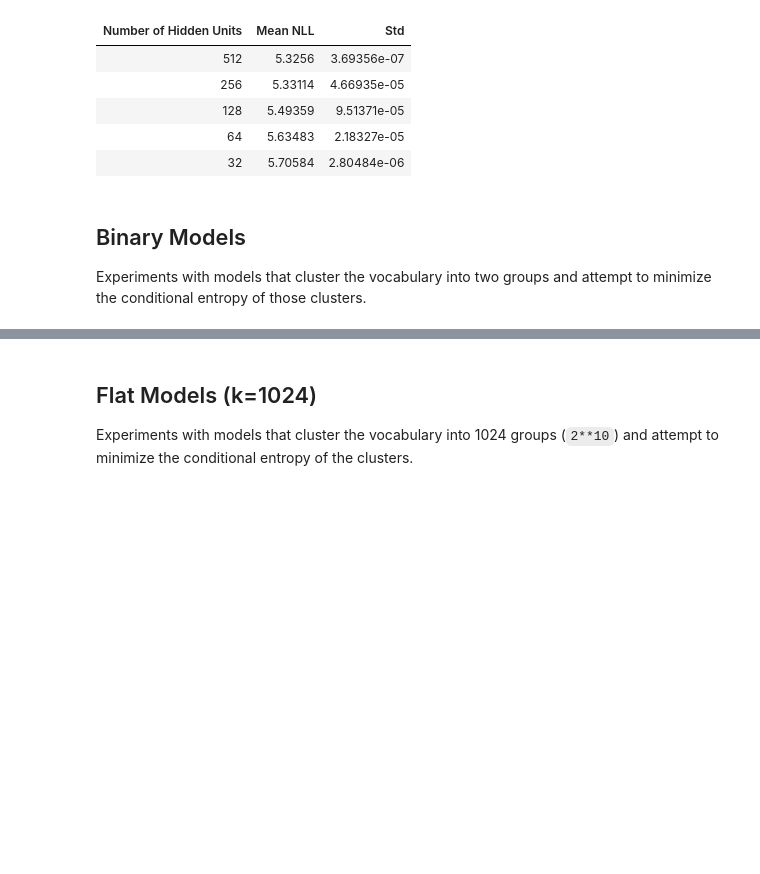
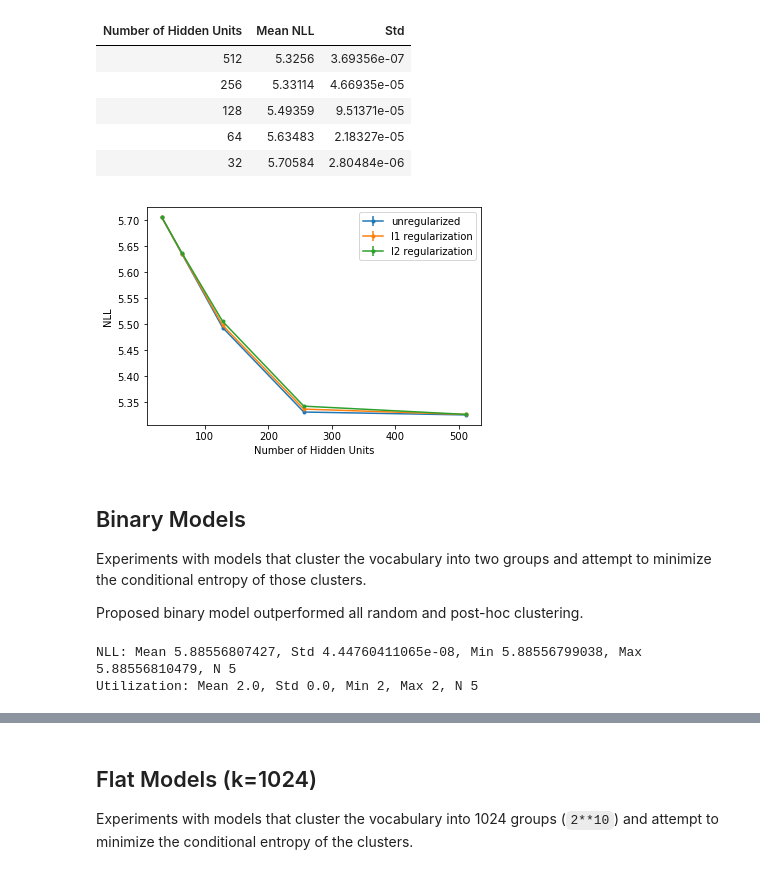
Before and after one commit to bstriner/discrete-skip-gram, a Jupyter notebook: notebook/results.ipynb, the cells around one changed output, grey strips where cells are left out. Saved outputs shown, nothing was run; the diff lists cells and outputs as text; code cells hidden in the pictures; blank space fills up the shorter version.

```diff
--- a/notebook/results.ipynb
+++ b/notebook/results.ipynb
@@ -12,6 +12,13 @@ def load_output(path):
     return np.load('../experiments/output/{}'.format(path))
 def table(t, **kwargs):
     return HTML(tabulate(t, tablefmt='html', **kwargs))
+def bar(x, data, label, axis=1):
+    mean = np.mean(data, axis=axis)
+    std = np.std(data, axis=axis)
+    plt.errorbar(x, mean, yerr=std,
+                 markersize=3, fmt='-o', label=label)
+def data_shapes(x):
+    return {k:v.shape for k,v in x.iteritems()}
 eps = 1e-9
 # %% [markdown]
 ## Cooccurrence matrix
@@ -132,7 +140,39 @@ table(t, headers=['Number of Hidden Units', 'Mean NLL', 'Std'])
 | 128 | 5.49359 | 9.51371e-05 |
 | 64 | 5.63483 | 2.18327e-05 |
 | 32 | 5.70584 | 2.80484e-06 |
+# %%
+# Vanialla baseline model and regularization
+baseline = load_output('skipgram_baseline.npz')
+baselinel1 = load_output('skipgram_baseline-l1.npz')
+baselinel2 = load_output('skipgram_baseline-l2.npz')
+# Plot NLL by number of hidden units
+zks = baseline['z_ks']
+b = baseline['nlls']
+def bar(zks, data, label):
+    mean = np.mean(data, axis=1)
+    std = np.mean(data, axis=1)
+    plt.errorbar(zks, mean, yerr=std,
+                 markersize=3, fmt='-o', label=label)
+bar(baseline['nlls'], 'unregularized')
+bar(baseline['l1'], 'l1 regularization')
+bar(baseline['l2'], 'l2 regularization')
+plt.ylabel('NLL')
+plt.xlabel('Number of Hidden Units')
+plt.legend()
+plt.show()
+# %% [output]
+[figure, added]
 # %% [markdown]
 ## Binary Models
 
 Experiments with models that cluster the vocabulary into two groups and attempt to minimize the conditional entropy of those clusters.
+
+Proposed binary model outperformed all random and post-hoc clustering.
+# %%
+# Proposed binary model
+binary = load_output('skipgram_binary.npz')
+print('NLL: {}'.format(stats_string(binary['nlls'])))
+print('Utilization: {}'.format(stats_string(binary['utilizations'])))
+# %% [output]
+NLL: Mean 5.88556807427, Std 4.44760411065e-08, Min 5.88556799038, Max 5.88556810479, N 5
+Utilization: Mean 2.0, Std 0.0, Min 2, Max 2, N 5
```
Also changed, not shown: parts of 4 cells of this notebook, 3 other files.
